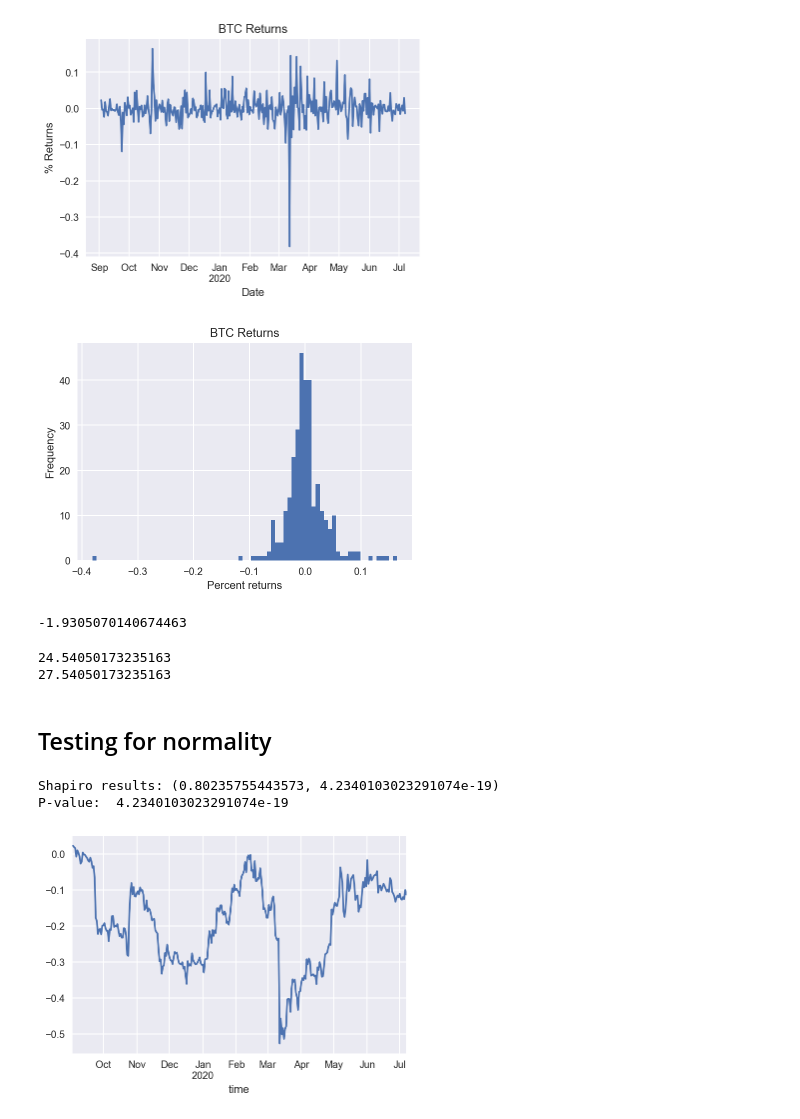
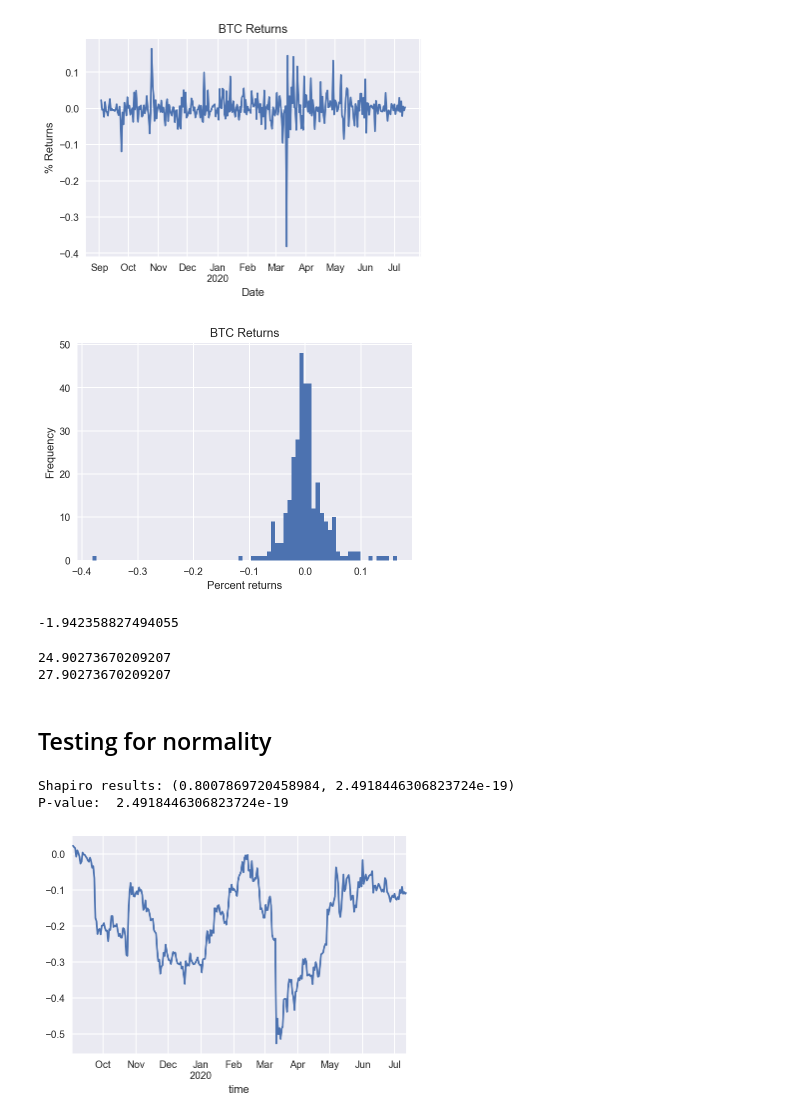
Before and after one commit to hilljtm/sfund, a Jupyter notebook: CryptoC_plots.ipynb, the cells around one changed output. Saved outputs shown, nothing was run; the diff lists cells and outputs as text; code cells hidden in the pictures.

```diff
--- a/CryptoC_plots.ipynb
+++ b/CryptoC_plots.ipynb
@@ -122,18 +122,18 @@ To register the converters:
 # %%
 # September 1st - Today
-df_all = get_df(1567296000, 1594152000)
+df_all = get_df(1567296000, 1594591200)
 
 # Add a returns column
 df_all['Returns'] = df_all['close'].pct_change()
 
 df_all['Returns'].plot()
 plt.axis('tight')
 plt.title('BTC Returns')
 plt.xlabel('Date')
 plt.ylabel('% Returns')
 plt.show()
 # %% [output]
-[figure, old version]
+[figure, new version]
 # %%
 # Plot returns
 plt.hist(df_all['Returns'].dropna(), bins=75, density=False)
@@ -142,7 +142,7 @@ plt.xlabel('Percent returns')
 plt.ylabel('Frequency')
 plt.show()
 # %% [output]
-[figure, old version]
+[figure, new version]
 # %%
 from scipy.stats import skew
 
@@ -151,7 +151,7 @@ clean_returns = (df_all['Returns'].dropna())
 returns_skewness = skew(clean_returns)
 print(returns_skewness)
 # %% [output]
--1.9305070140674463
+-1.942358827494055
 # %%
 from scipy.stats import kurtosis
 
@@ -161,8 +161,8 @@ print(excess_kurtosis)
 fourth_moment = excess_kurtosis + 3
 print(fourth_moment)
 # %% [output]
-24.54050173235163
-27.54050173235163
+24.90273670209207
+27.90273670209207
 # %% [markdown]
 ## Testing for normality
 # %%
@@ -174,10 +174,10 @@ print('Shapiro results:', shapiro_results)
 p_value = shapiro_results[1]
 print('P-value: ', p_value)
 # %% [output]
-Shapiro results: (0.80235755443573, 4.2340103023291074e-19)
-P-value:  4.2340103023291074e-19
+Shapiro results: (0.8007869720458984, 2.4918446306823724e-19)
+P-value:  2.4918446306823724e-19
 # %%
 CumulativeReturns = ((1 + df_all['Returns']).cumprod() - 1)
 CumulativeReturns.plot();
 # %% [output]
-[figure, old version]
+[figure, new version]
```
Also changed, not shown: parts of 3 cells of this notebook, 1 other file.
